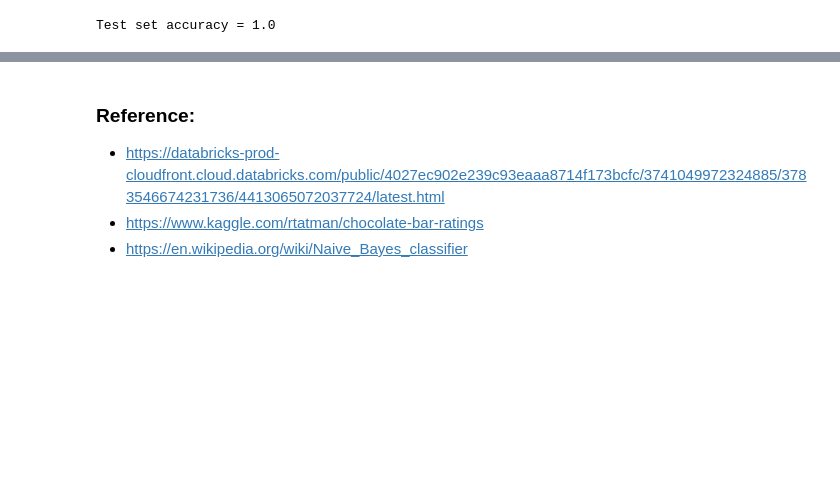
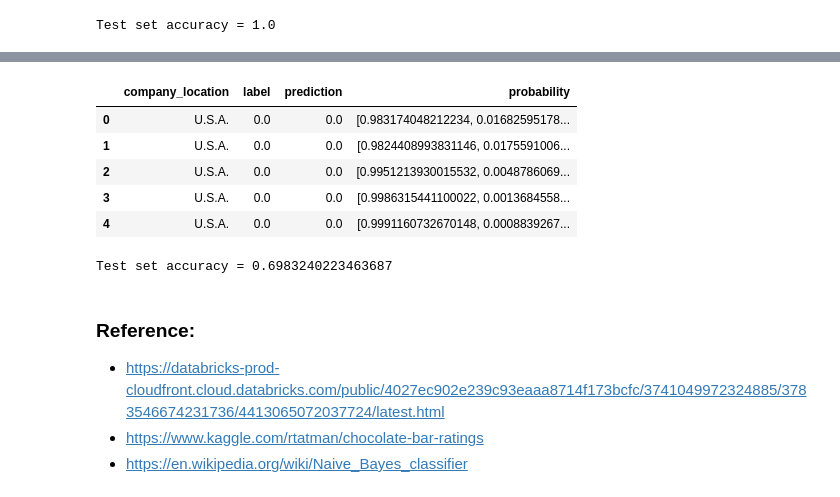
Before and after one commit to amandamoran/wineAndChocolate, a Jupyter notebook: notebooks/Chocolate.ipynb, the cells around one changed output, grey strips where cells are left out. Drawn from its saved outputs; the diff is of its cells as text; code cells hidden in the pictures; blank space fills up the shorter version.

```diff
--- a/notebooks/Chocolate.ipynb
+++ b/notebooks/Chocolate.ipynb
@@ -345,3 +345,15 @@ accuracy = evaluator.evaluate(predictionsUSA)
 print("Test set accuracy = " + str(accuracy))
 # %% [output]
 Test set accuracy = 1.0
+# %%
+USAtrain=train.filter(train.label == 0.0)
+francetrain = train.filter(train.label == 1.0)
+franceUSA = USAtrain.union(francetrain)
+
+USAtest=test.filter(test.label == 0.0)
+francetest=test.filter(test.label == 1.0)
+franceUSAtest = USAtest.union(francetest)
+#showDF(franceUSA)
+print(franceUSA.count())
+#showDF(USAtest)
+print(franceUSAtest.count())
@@ -347,0 +363,10 @@ Test set accuracy = 1.0
+# %%
+nb = NaiveBayes(smoothing=1.0, modelType="multinomial")
+
+# train the model
+model1 = nb.fit(franceUSA)
+
+predictions = model1.transform(franceUSAtest)
+predictions.show()
+print (predictions.count())
+showDF(predictions)
@@ -348,3 +397,20 @@ Test set accuracy = 1.0
+# %%
+showDF(predictions.select("company_location", "label", "prediction", "probability"))
+# %% [output]
+|  | company_location | label | prediction | probability |
+| 0 | U.S.A. | 0.0 | 0.0 | [0.983174048212234, 0.01682595178... |
+| 1 | U.S.A. | 0.0 | 0.0 | [0.9824408993831146, 0.0175591006... |
+| 2 | U.S.A. | 0.0 | 0.0 | [0.9951213930015532, 0.0048786069... |
+| 3 | U.S.A. | 0.0 | 0.0 | [0.9986315441100022, 0.0013684558... |
+| 4 | U.S.A. | 0.0 | 0.0 | [0.9991160732670148, 0.0008839267... |
+# %%
+# compute accuracy on the test set
+evaluator = MulticlassClassificationEvaluator(labelCol="label", predictionCol="prediction",
+                                              metricName="accuracy")
+accuracy = evaluator.evaluate(predictions)
+print("Test set accuracy = " + str(accuracy))
+# %% [output]
+Test set accuracy = 0.6983240223463687
 # %% [markdown]
 ### Reference:
 * https://databricks-prod-cloudfront.cloud.databricks.com/public/4027ec902e239c93eaaa8714f173bcfc/3741049972324885/3783546674231736/4413065072037724/latest.html
```
Also changed, not shown: parts of 2 cells of this notebook, 1 other file.
